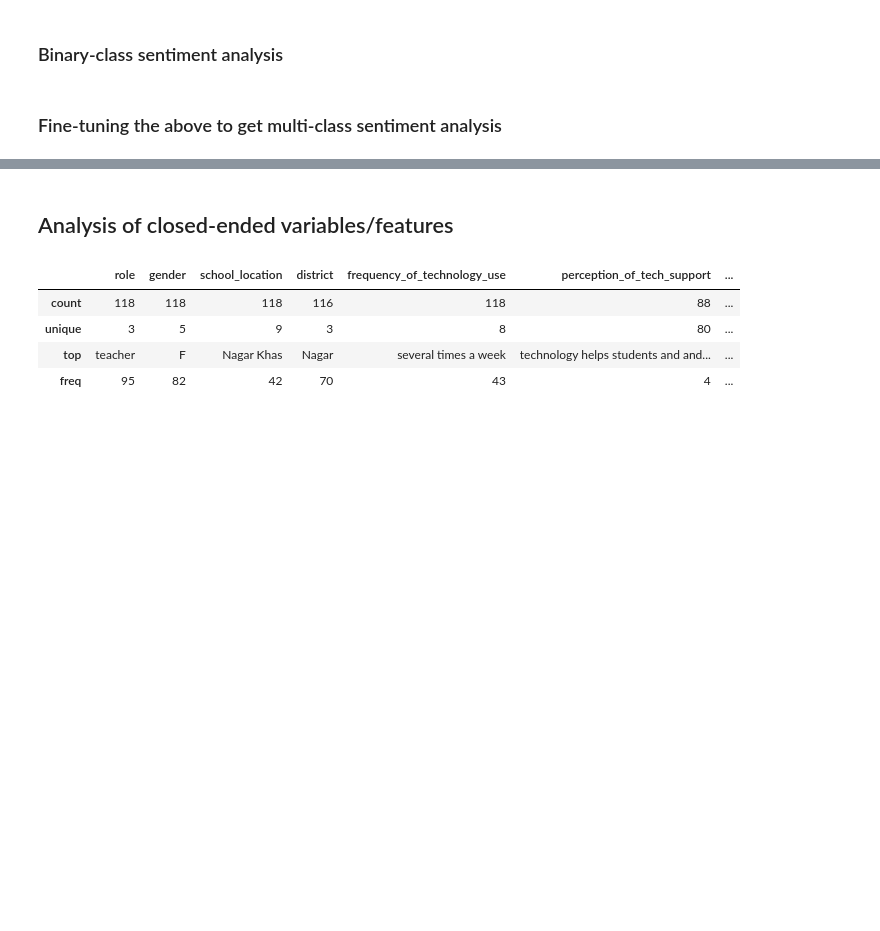
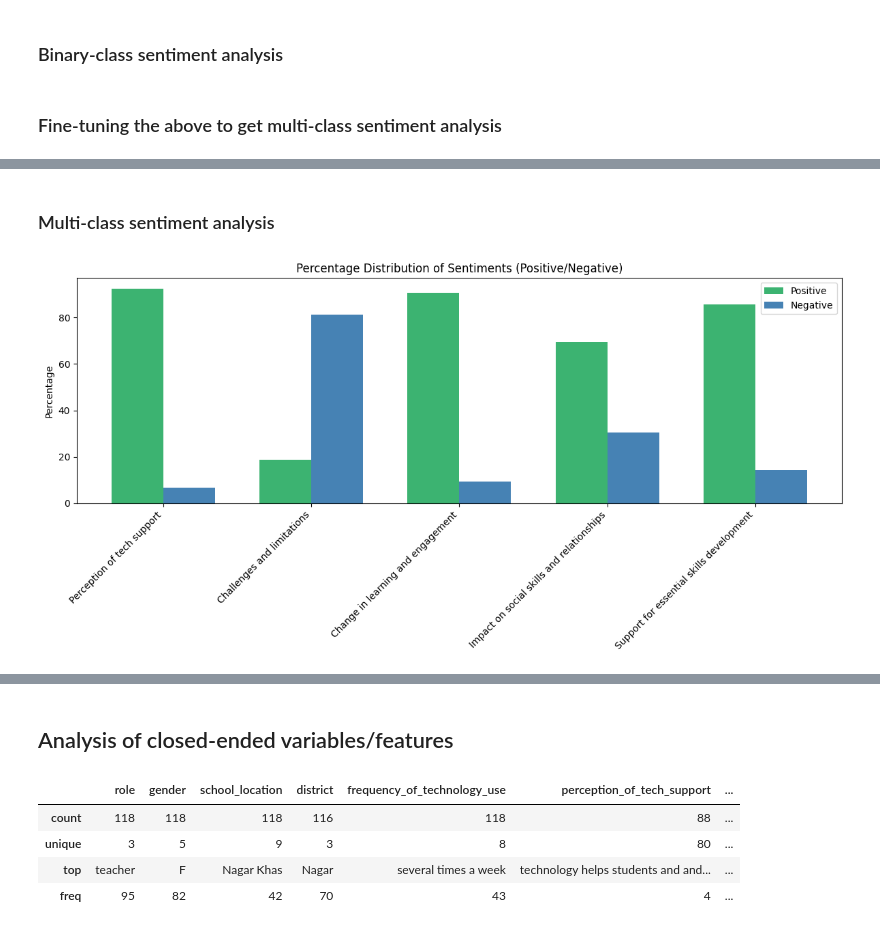
Before and after one commit to math-pal/edu-tech, a Jupyter notebook: impact_of_tech_on_edu.ipynb, the cells around one changed output, grey strips where cells are left out. Saved outputs shown, nothing was run; the diff lists cells and outputs as text; code cells hidden in the pictures; blank space fills up the shorter version.

```diff
--- a/impact_of_tech_on_edu.ipynb
+++ b/impact_of_tech_on_edu.ipynb
@@ -1109,3 +1014,5 @@ for col in col_sentiment:
+# %% [markdown]
+### Multi-class sentiment analysis
 # %%
 # # Run time is large
 # # Load a multi-class sentiment analysis model
@@ -1117,3 +1024,57 @@ for col in col_sentiment:
 # # Apply sentiment analysis to each text response
 # df['sentiment_tech_multi'] = texts_tech_multi.apply(lambda x: classifier(x)[0]['label'])
 # df['confidence_tech_multi'] = texts_tech_multi.apply(lambda x: classifier(x)[0]['score'])
+# %%
+# Create a dictionary to hold the percentage of 'Yes' and 'No' for each column
+percentage_data = {}
+
+# Calculate percentages
+for col in col_sentiment_analysis:
+    percentage_data[col] = df[col].value_counts(normalize=True) * 100
+
+# Extract 'Positive' and 'Negative' percentages for each category
+positive_percentages = [percentage_data[col].get('Positive', 0) for col in col_sentiment_analysis]
+negative_percentages = [percentage_data[col].get('Negative', 0) for col in col_sentiment_analysis]
+
+# Set up the plot
+labels = col_sentiment_analysis
+x = range(len(labels))  # positions for the bars
+
+fig, ax = plt.subplots(figsize=(12, 6))
+
+# Create bar width
+bar_width = 0.35
+
+# Plot Yes and No side by side for each category
+bars1 = ax.bar(x, positive_percentages, width=bar_width, label='Positive', color='mediumseagreen')
+bars2 = ax.bar([i + bar_width for i in x], negative_percentages, width=bar_width, label='Negative', color='steelblue')
+
+# Add some labels and title
+# ax.set_xlabel('Categories')
+ax.set_ylabel('Percentage')
+ax.set_title('Percentage Distribution of Sentiments (Positive/Negative)')
+ax.set_xticks([i + bar_width / 2 for i in x])
+
+# Modify labels to exclude the last word and capitalize the remaining part
+ax.set_xticklabels(
+    [' '.join(label.replace('_', ' ').split()[:-1]).capitalize() for label in labels],
+    rotation=45,
+    ha='right'
+)
+
+# # Use list comprehension to replace underscores in labels
+# ax.set_xticklabels([label.replace('_', ' ').capitalize() for label in labels], rotation=45, ha='right')
+
+# Add legend
+ax.legend()
+
+# Show the plot
+plt.tight_layout()
+
+# Save the plot
+# Save and show the plot
+plt.savefig("sentiment_distribution_plot.png", dpi=300)
+
+plt.show()
+# %% [output]
+[figure, added]
```
Also changed, not shown: parts of 65 cells of this notebook, 8 other files.
